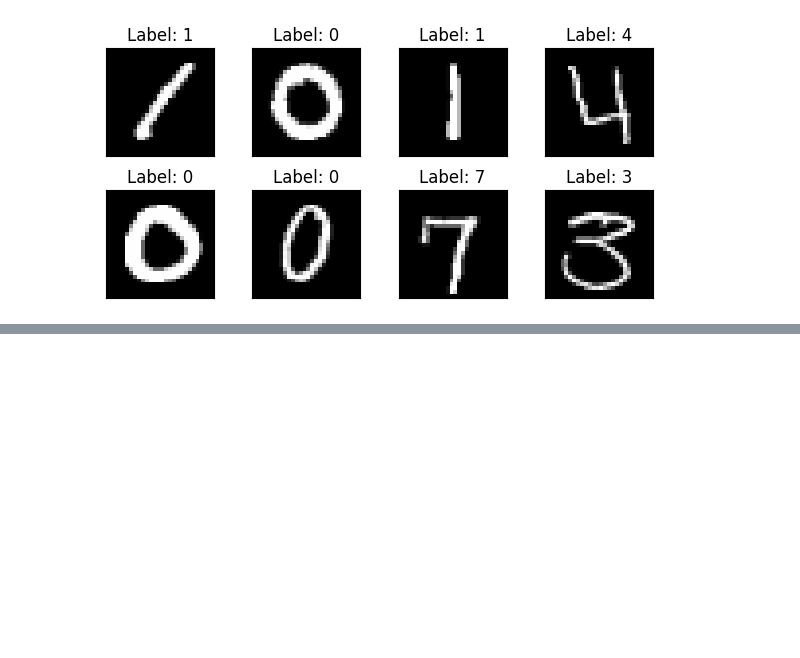
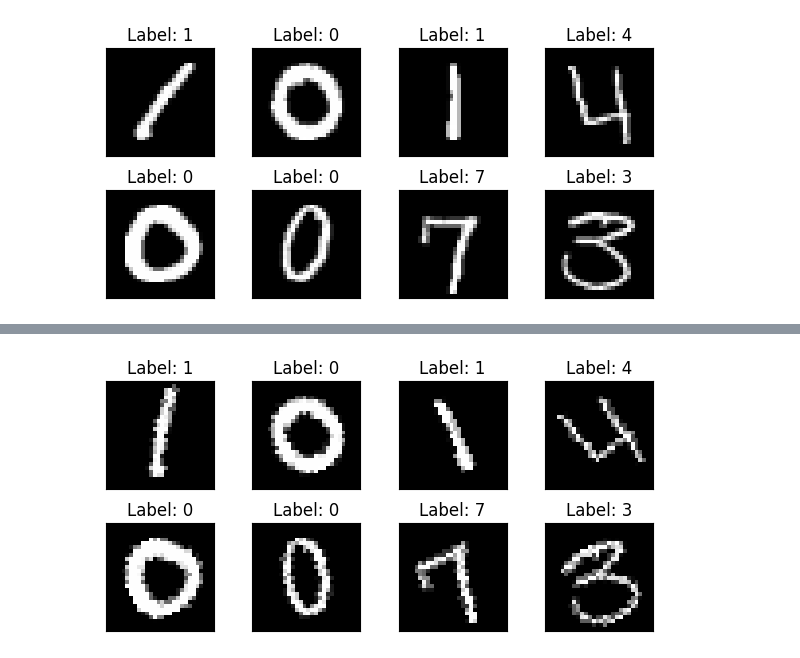
Before and after one commit to Cognitive-Systems-Laboratory/digit-recognizer, a Jupyter notebook: EDA.ipynb, the cells around one changed output, grey strips where cells are left out. Drawn from its saved outputs; the diff is of its cells as text; code cells hidden in the pictures; blank space fills up the shorter version.

```diff
--- a/EDA.ipynb
+++ b/EDA.ipynb
@@ -146,0 +157,6 @@ plot_tensors(X=X, y=y)
+# %%
+r = tfm.RandomRotation(degrees=(-60, 60))
+rotated_img = r(X)
+plot_tensors(X=rotated_img, y=y)
+# %% [output]
+[figure, added]
```
Also changed, not shown: parts of 5 cells of this notebook.
